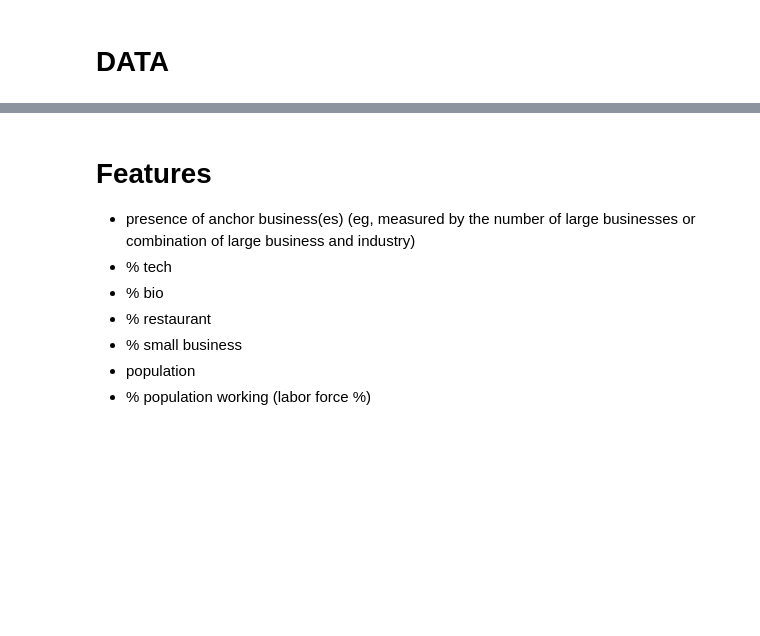
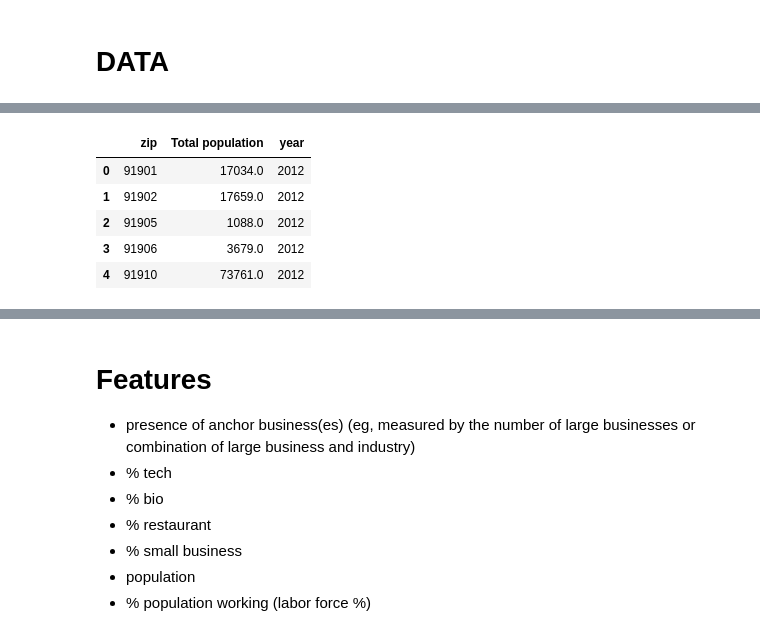
Before and after one commit to inno-apfel/DSC180A-Q1-Project, a Jupyter notebook: notebooks/development/feature_transformation.ipynb, the cells around one changed output, grey strips where cells are left out. Saved outputs shown, nothing was run; the diff lists cells and outputs as text; code cells hidden in the pictures; blank space fills up the shorter version.

```diff
--- a/notebooks/development/feature_transformation.ipynb
+++ b/notebooks/development/feature_transformation.ipynb
@@ -13,0 +39,11 @@ zbp_totals.head()
+# %%
+file_path = '../../src/data/temp/processed_total_pop_data.csv'
+total_pop_data = pd.read_csv(file_path)
+total_pop_data.head()
+# %% [output]
+|  | zip | Total population | year |
+| 0 | 91901 | 17034.0 | 2012 |
+| 1 | 91902 | 17659.0 | 2012 |
+| 2 | 91905 | 1088.0 | 2012 |
+| 3 | 91906 | 3679.0 | 2012 |
+| 4 | 91910 | 73761.0 | 2012 |
```
Also changed, not shown: parts of 7 cells of this notebook, 1 other file.
